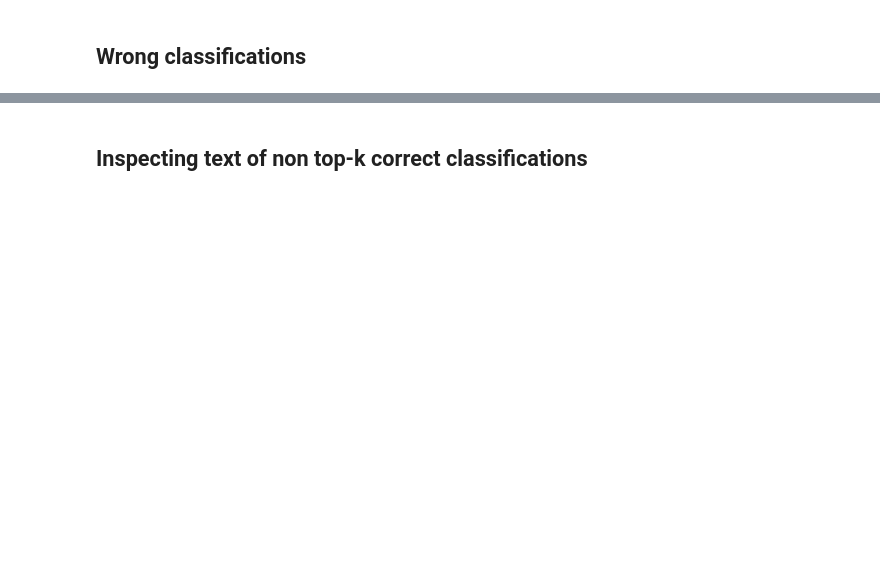
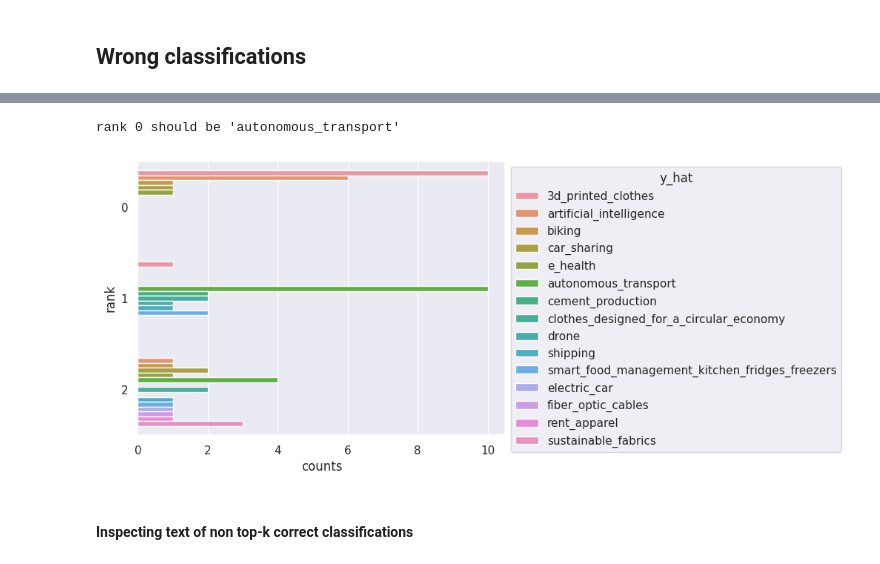
Before and after one commit to sdg-ai/trends-innovations, a Jupyter notebook: trends_innovations/classifier_experiments/distilbert_experiment.ipynb, the cells around one changed output, grey strips where cells are left out. Saved outputs shown, nothing was run; the diff lists cells and outputs as text; code cells hidden in the pictures; blank space fills up the shorter version.

```diff
--- a/trends_innovations/classifier_experiments/distilbert_experiment.ipynb
+++ b/trends_innovations/classifier_experiments/distilbert_experiment.ipynb
@@ -383,0 +398,17 @@ Text(0.5, 72.98437499999999, 'y_hat')
+# %%
+# class of interest
+coi = "autonomous_transport"
+coi_miss = test_predictions.loc[(test_predictions.y==coi) & (test_predictions.y_hat != coi)]
+print(f"Total num. miss: {len(coi_miss)}, non-top-k miss: {len(coi_miss.loc[~coi_miss.in_top_k])}")
+coi_miss_enhanced = []
+for idx, row in coi_miss.iterrows():
+    for tk in range(len(row.top_k)):
+        new_row = {
+            "score": row.top_k_logits[tk],
+            "y_hat_enc": row.top_k[tk],
+            "y_hat": le.inverse_transform([row.top_k[tk]])[0],
+            "rank":str(tk)
+        }
+        coi_miss_enhanced.append(new_row)
+coi_miss_enhanced = pd.DataFrame(coi_miss_enhanced)
+coi_miss
@@ -384,4 +434,12 @@ Text(0.5, 72.98437499999999, 'y_hat')
+# %%
+print(f"rank 0 should be '{coi}'")
+coi_miss_enhanced_agg = coi_miss_enhanced.groupby(['rank',"y_hat","y_hat_enc"]).size().reset_index(name="counts")
+g = sns.barplot(data=coi_miss_enhanced_agg, y="rank", x="counts", hue="y_hat")
+sns.move_legend(g, "upper left", bbox_to_anchor=(1, 1))
+# %% [output]
+rank 0 should be 'autonomous_transport'
+[figure, added]
 # %% [markdown]
-## Inspecting text of non top-k correct classifications
+#### Inspecting text of non top-k correct classifications
 # %%
 non_top_k = test_predictions.loc[~test_predictions.in_top_k]
```
Also changed, not shown: parts of 18 cells of this notebook, 2 other files.
